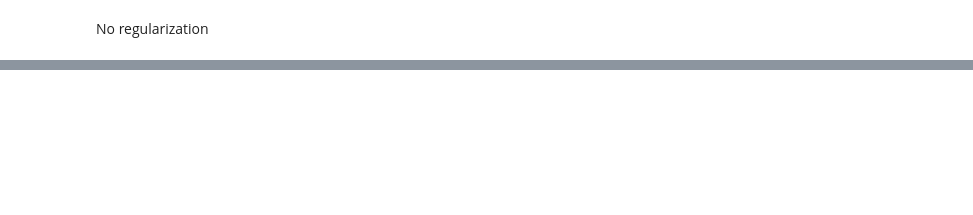
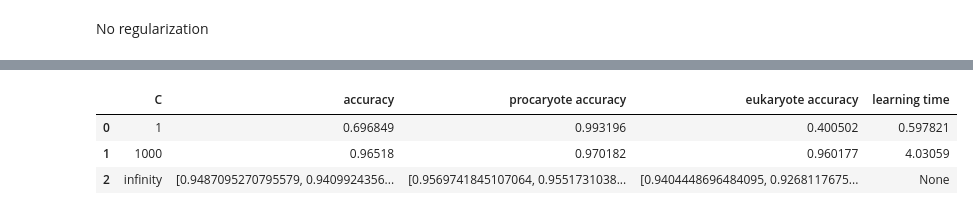
Before and after one commit to Mass23/EukProClassifier, a Jupyter notebook: Logistic_tests.ipynb, the cells around one changed output, grey strips where cells are left out. Cells and saved outputs as stored; diff of their text form; code cells hidden in the pictures; blank space fills up the shorter version.

Commit message:
Logistic with penalization, otherwise liblinear solver not supported so learning time very looong

```diff
--- a/Logistic_tests.ipynb
+++ b/Logistic_tests.ipynb
@@ -66,0 +311,39 @@ KeyboardInterrupt:
+# %%
+cv = 2
+Cs = np.logspace(0, 3, 2)
+param_grid = {'C': Cs}
+
+# define the scoring functions
+scorings = {'accuracy': make_scorer(balanced_accuracy_score),
+    'eukaryote_accuracy':make_scorer(euk_accuracy),
+    'procaryote_accuracy':make_scorer(pro_accuracy)}
+
+# perform the grid search
+lr = LogisticRegression(max_iter=10000, random_state=seed, n_jobs=n_jobs)
+grid_search = GridSearchCV(estimator=lr, param_grid=param_grid, cv=cv,
+                            scoring=scorings, refit='accuracy', verbose=verbose)
+grid_search.fit(X, y)
+
+# store the result in a dataframe
+df = pd.DataFrame(columns=['C', 'accuracy', 'procaryote accuracy', 'eukaryote accuracy', 'learning time'])
+for i, trial in enumerate(grid_search.cv_results_['params']):
+    trial = grid_search.cv_results_['params'][i]
+    trial['learning time'] = grid_search.cv_results_['mean_fit_time'][i]
+    trial['accuracy'] = grid_search.cv_results_['mean_test_accuracy'][i]
+    trial['procaryote accuracy'] = grid_search.cv_results_['mean_test_procaryote_accuracy'][i]
+    trial['eukaryote accuracy'] = grid_search.cv_results_['mean_test_eukaryote_accuracy'][i]
+
+    df = df.append(trial, ignore_index=True)
+
+# plot_LogReg(df, figtitle)
+
+# compare with no regularisation
+log_reg_no = LogisticRegression(penalty='none', max_iter=10000, random_state=seed, n_jobs=n_jobs)
+acc = cross_val_score(log_reg_no, X, y, scoring=make_scorer(balanced_accuracy_score), cv=cv, verbose=verbose)
+euk_acc = cross_val_score(log_reg_no, X, y, scoring=make_scorer(euk_accuracy), cv=cv, verbose=verbose)
+pro_acc = cross_val_score(log_reg_no, X, y, scoring=make_scorer(pro_accuracy), cv=cv, verbose=verbose)
+no_pen = {'C':'infinity', 'accuracy':acc, 'procaryote accuracy':pro_acc, 'eukaryote accuracy':euk_acc, 'learning time':NaN}
+
+df = df.append(no_pen, ignore_index=True)
+
+df
@@ -66,0 +376,11 @@ KeyboardInterrupt:
+# %%
+no_pen = {'C':'infinity', 'accuracy':acc, 'procaryote accuracy':pro_acc, 'eukaryote accuracy':euk_acc, 'learning time':None}
+
+df = df.append(no_pen, ignore_index=True)
+
+df
+# %% [output]
+|  | C | accuracy | procaryote accuracy | eukaryote accuracy | learning time |
+| 0 | 1 | 0.696849 | 0.993196 | 0.400502 | 0.597821 |
+| 1 | 1000 | 0.96518 | 0.970182 | 0.960177 | 4.03059 |
+| 2 | infinity | [0.9487095270795579, 0.9409924356... | [0.9569741845107064, 0.9551731038... | [0.9404448696484095, 0.9268117675... | None |
```
Also changed, not shown: parts of 16 cells of this notebook, 1 other file.
